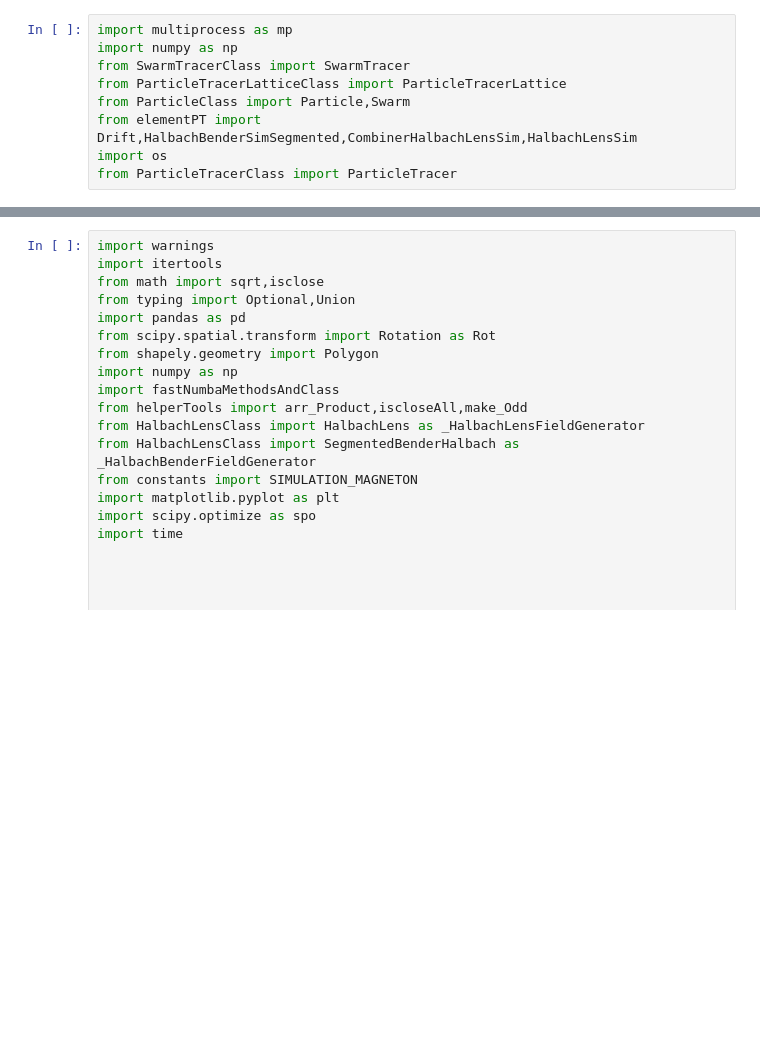
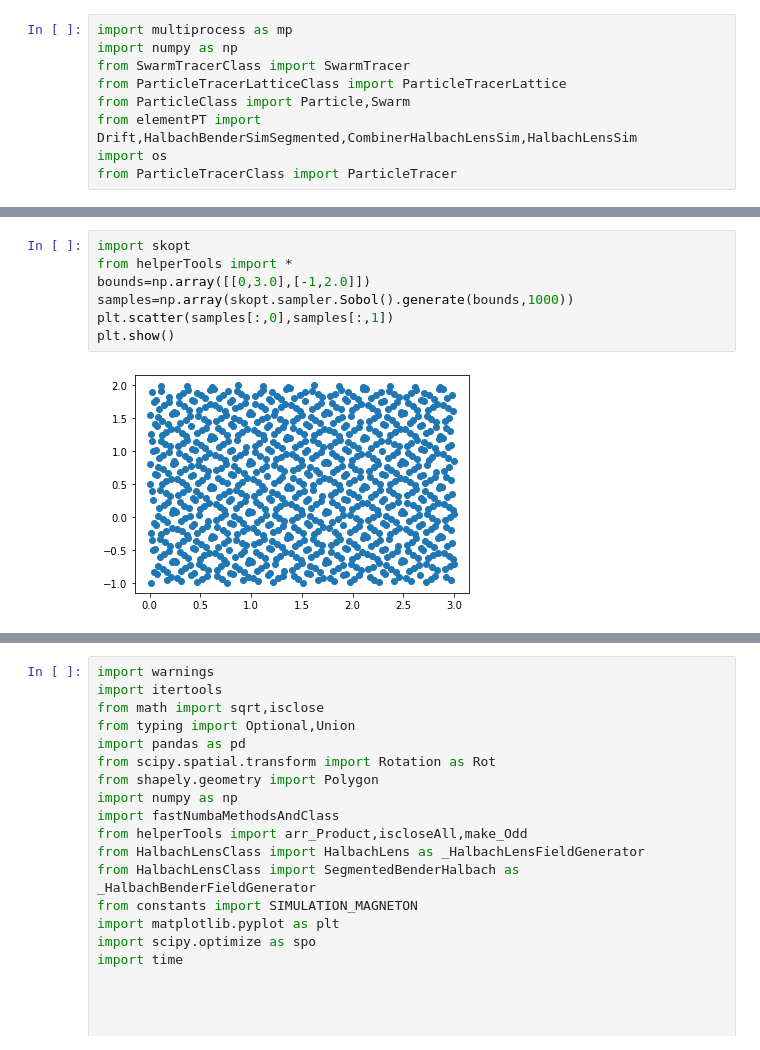
Before and after one commit to BillyTheKidPhysicist/storageRing, a Jupyter notebook: storageRingModel/notebook.ipynb, the cells around one changed output, grey strips where cells are left out. Cells and saved outputs as stored; diff of their text form; blank space fills up the shorter version.

```diff
--- a/storageRingModel/notebook.ipynb
+++ b/storageRingModel/notebook.ipynb
@@ -16,0 +23,9 @@ NameError: name 'PTL' is not defined
+# %%
+import skopt
+from helperTools import *
+bounds=np.array([[0,3.0],[-1,2.0]])
+samples=np.array(skopt.sampler.Sobol().generate(bounds,1000))
+plt.scatter(samples[:,0],samples[:,1])
+plt.show()
+# %% [output]
+[figure, added]
```
Also changed, not shown: parts of 6 cells of this notebook, 23 other files.
